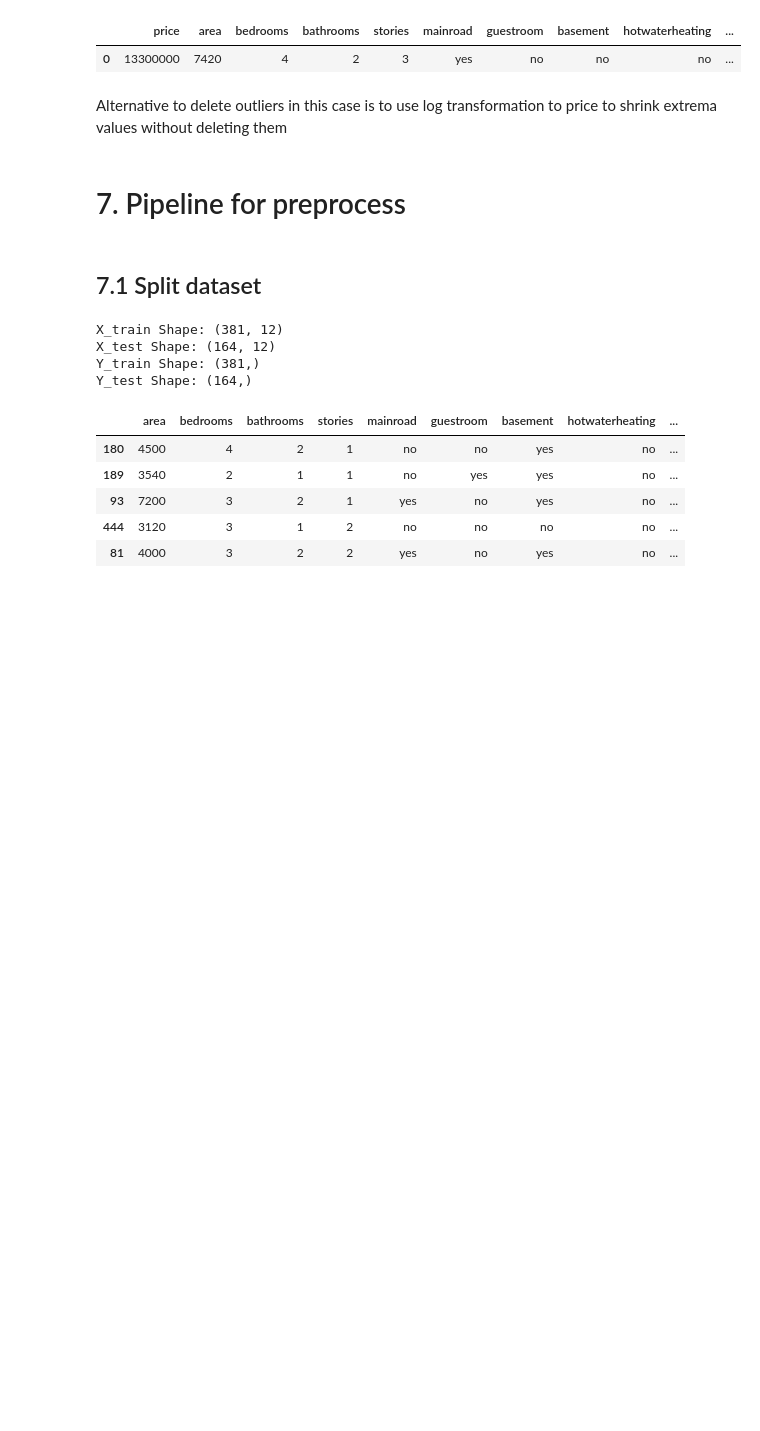
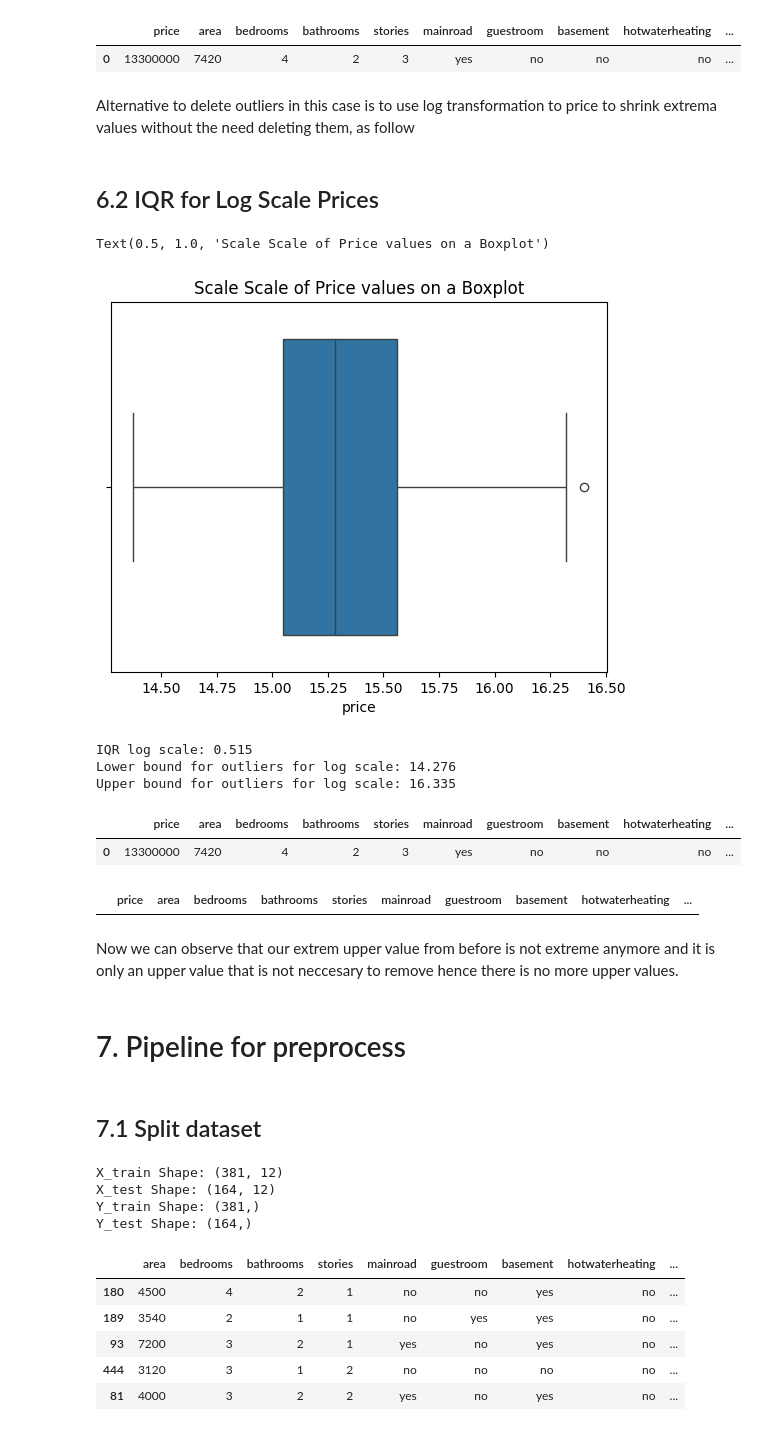
Before and after one commit to JherrerasPY/Project-001_House-Price-Prediction_Easy, a Jupyter notebook: house-price.ipynb, the cells around one changed output. Drawn from its saved outputs; the diff is of its cells as text; code cells hidden in the pictures; blank space fills up the shorter version.

```diff
--- a/house-price.ipynb
+++ b/house-price.ipynb
@@ -418,7 +429,39 @@ df[df['price'] > extreme_upper_bound]
 |  | price | area | bedrooms | bathrooms | stories | mainroad | guestroom | basement | hotwaterheating | ... |
 | 0 | 13300000 | 7420 | 4 | 2 | 3 | yes | no | no | no | ... |
 # %% [markdown]
-Alternative to delete outliers in this case is to use log transformation to price to shrink extrema values without deleting them
+Alternative to delete outliers in this case is to use log transformation to price to shrink extrema values without the need deleting them, as follow
+# %% [markdown]
+## 6.2 IQR for Log Scale Prices
+# %%
+sns.boxplot(df, x=y)
+plt.title("Scale Scale of Price values on a Boxplot")
+# %% [output]
+Text(0.5, 1.0, 'Scale Scale of Price values on a Boxplot')
+[figure, added]
+# %%
+IQR_log = y.quantile(0.75) - y.quantile(0.25)
+lower_bound_log = y.quantile(0.25) - 1.5 * IQR_log
+upper_bound_log = y.quantile(0.75) + 1.5 * IQR_log
+extreme_lower_bound_log = y.quantile(0.25) - 3 * IQR_log
+extreme_upper_bound_log = y.quantile(0.75) + 3 * IQR_log
+print(f"IQR log scale: {IQR_log:.3f}")
+print(f"Lower bound for outliers for log scale: {lower_bound_log:.3f}")
+print(f"Upper bound for outliers for log scale: {upper_bound_log:.3f}")
+# %% [output]
+IQR log scale: 0.515
+Lower bound for outliers for log scale: 14.276
+Upper bound for outliers for log scale: 16.335
+# %%
+df[y > upper_bound_log]
+# %% [output]
+|  | price | area | bedrooms | bathrooms | stories | mainroad | guestroom | basement | hotwaterheating | ... |
+| 0 | 13300000 | 7420 | 4 | 2 | 3 | yes | no | no | no | ... |
+# %%
+df[y > extreme_upper_bound_log]
+# %% [output]
+|  | price | area | bedrooms | bathrooms | stories | mainroad | guestroom | basement | hotwaterheating | ... |
+# %% [markdown]
+Now we can observe that our extrem upper value from before is not extreme anymore and it is only an upper value that is not neccesary to remove hence there is no more upper values.
 # %% [markdown]
 # 7. Pipeline for preprocess
 # %% [markdown]
```
Also changed, not shown: parts of 38 cells of this notebook.
